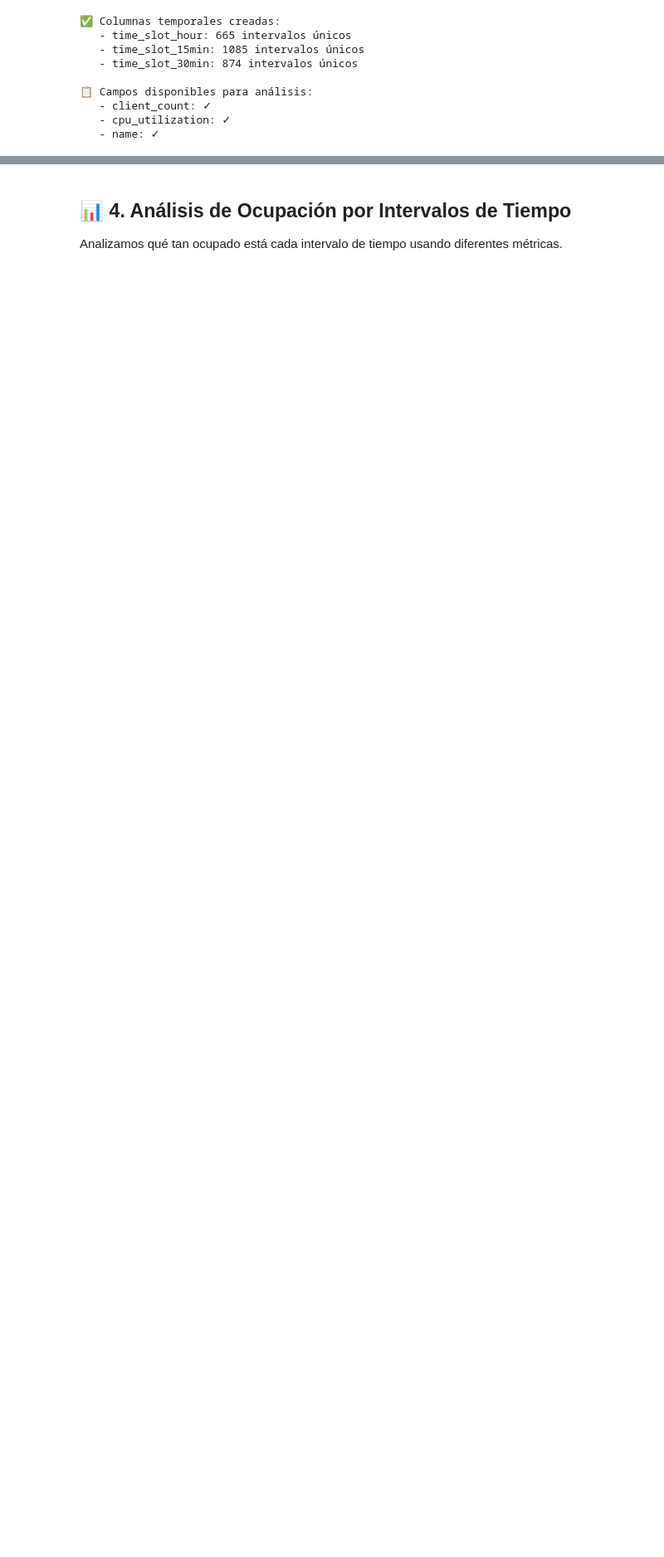
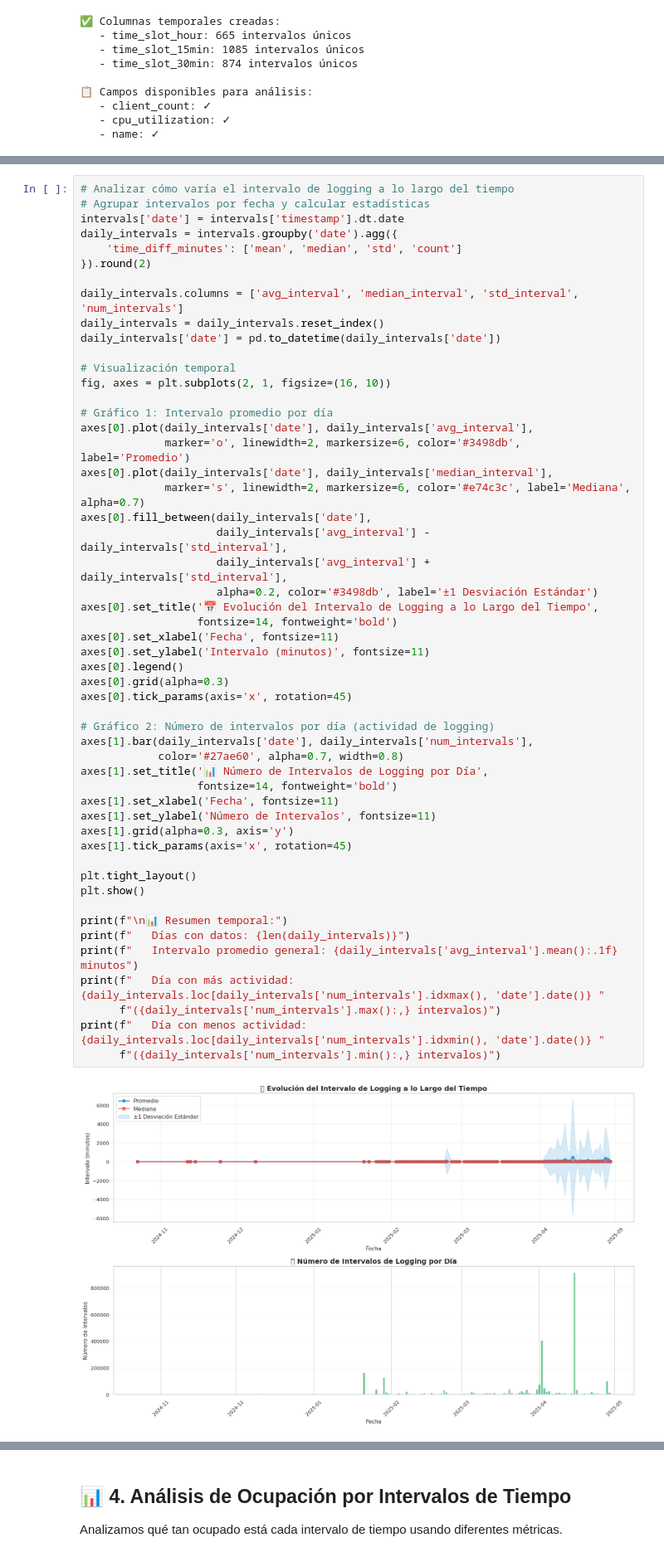
Before and after one commit to Barretina-Negra/UAB-WiFi-Dataset-Analysis, a Jupyter notebook: starter_kits/02_ap_timeslot_analysis.ipynb, the cells around one changed output, grey strips where cells are left out. Shown at 83% size. Drawn from its saved outputs; the diff is of its cells as text; blank space fills up the shorter version.

```diff
--- a/starter_kits/02_ap_timeslot_analysis.ipynb
+++ b/starter_kits/02_ap_timeslot_analysis.ipynb
@@ -145,0 +427,54 @@ print(f"   - name: {'✓' if 'name' in df_aps.columns else '✗'}")
+# %%
+# Analizar cómo varía el intervalo de logging a lo largo del tiempo
+# Agrupar intervalos por fecha y calcular estadísticas
+intervals['date'] = intervals['timestamp'].dt.date
+daily_intervals = intervals.groupby('date').agg({
+    'time_diff_minutes': ['mean', 'median', 'std', 'count']
+}).round(2)
+
+daily_intervals.columns = ['avg_interval', 'median_interval', 'std_interval', 'num_intervals']
+daily_intervals = daily_intervals.reset_index()
+daily_intervals['date'] = pd.to_datetime(daily_intervals['date'])
+
+# Visualización temporal
+fig, axes = plt.subplots(2, 1, figsize=(16, 10))
+
+# Gráfico 1: Intervalo promedio por día
+axes[0].plot(daily_intervals['date'], daily_intervals['avg_interval'],
+             marker='o', linewidth=2, markersize=6, color='#3498db', label='Promedio')
+axes[0].plot(daily_intervals['date'], daily_intervals['median_interval'],
+             marker='s', linewidth=2, markersize=6, color='#e74c3c', label='Mediana', alpha=0.7)
+axes[0].fill_between(daily_intervals['date'],
+                     daily_intervals['avg_interval'] - daily_intervals['std_interval'],
+                     daily_intervals['avg_interval'] + daily_intervals['std_interval'],
+                     alpha=0.2, color='#3498db', label='±1 Desviación Estándar')
+axes[0].set_title('📅 Evolución del Intervalo de Logging a lo Largo del Tiempo',
+                  fontsize=14, fontweight='bold')
+axes[0].set_xlabel('Fecha', fontsize=11)
+axes[0].set_ylabel('Intervalo (minutos)', fontsize=11)
+axes[0].legend()
+axes[0].grid(alpha=0.3)
+axes[0].tick_params(axis='x', rotation=45)
+
+# Gráfico 2: Número de intervalos por día (actividad de logging)
+axes[1].bar(daily_intervals['date'], daily_intervals['num_intervals'],
+            color='#27ae60', alpha=0.7, width=0.8)
+axes[1].set_title('📊 Número de Intervalos de Logging por Día',
+                  fontsize=14, fontweight='bold')
+axes[1].set_xlabel('Fecha', fontsize=11)
+axes[1].set_ylabel('Número de Intervalos', fontsize=11)
+axes[1].grid(alpha=0.3, axis='y')
+axes[1].tick_params(axis='x', rotation=45)
+
+plt.tight_layout()
+plt.show()
+
+print(f"\n📊 Resumen temporal:")
+print(f"   Días con datos: {len(daily_intervals)}")
+print(f"   Intervalo promedio general: {daily_intervals['avg_interval'].mean():.1f} minutos")
+print(f"   Día con más actividad: {daily_intervals.loc[daily_intervals['num_intervals'].idxmax(), 'date'].date()} "
+      f"({daily_intervals['num_intervals'].max():,} intervalos)")
+print(f"   Día con menos actividad: {daily_intervals.loc[daily_intervals['num_intervals'].idxmin(), 'date'].date()} "
+      f"({daily_intervals['num_intervals'].min():,} intervalos)")
+# %% [output]
+[figure, added]
```
Also changed, not shown: parts of 10 cells of this notebook.
